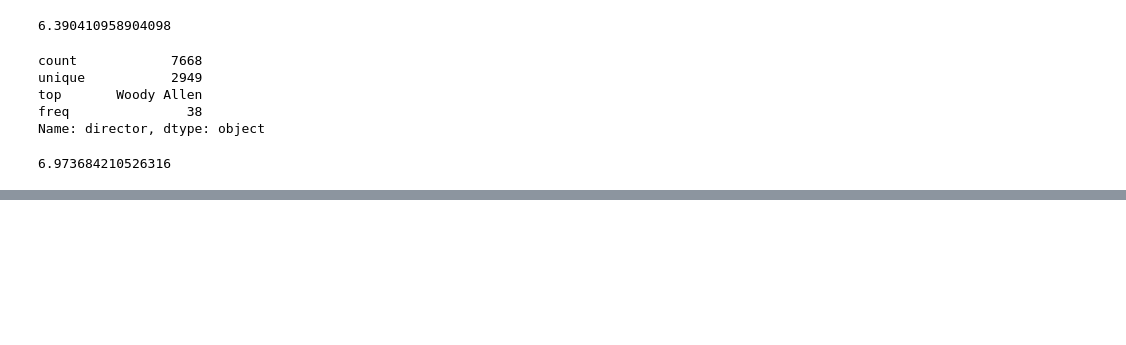
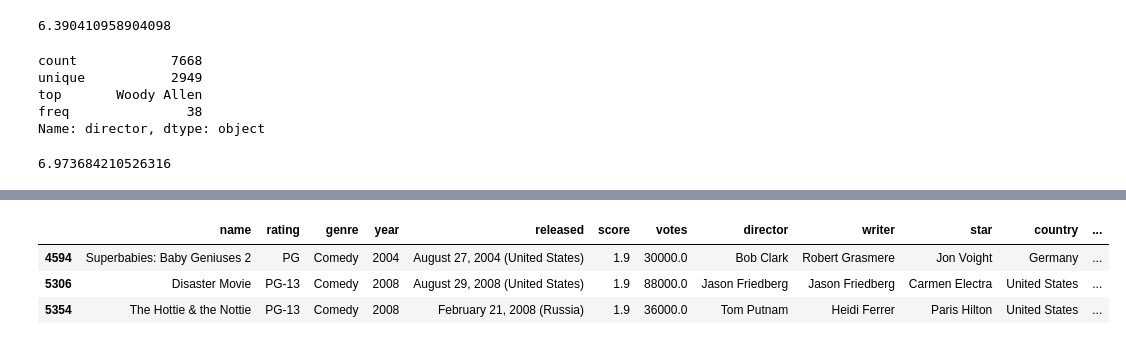
Before and after one commit to Frank-Br/HoBhack, a Jupyter notebook: Hackathon.ipynb, the cells around one changed output, grey strips where cells are left out. Drawn from its saved outputs; the diff is of its cells as text; code cells hidden in the pictures; blank space fills up the shorter version.

```diff
--- a/Hackathon.ipynb
+++ b/Hackathon.ipynb
@@ -38,0 +49,2 @@ df[df['director'] == 'Woody Allen']['score'].mean()
+# %%
+df['profit'] = df['gross'] - df['budget']
@@ -38,0 +150,7 @@ df[df['director'] == 'Woody Allen']['score'].mean()
+# %%
+df.query("score == 1.9")
+# %% [output]
+|  | name | rating | genre | year | released | score | votes | director | writer | star | country | ... |
+| 4594 | Superbabies: Baby Geniuses 2 | PG | Comedy | 2004 | August 27, 2004 (United States) | 1.9 | 30000.0 | Bob Clark | Robert Grasmere | Jon Voight | Germany | ... |
+| 5306 | Disaster Movie | PG-13 | Comedy | 2008 | August 29, 2008 (United States) | 1.9 | 88000.0 | Jason Friedberg | Jason Friedberg | Carmen Electra | United States | ... |
+| 5354 | The Hottie & the Nottie | PG-13 | Comedy | 2008 | February 21, 2008 (Russia) | 1.9 | 36000.0 | Tom Putnam | Heidi Ferrer | Paris Hilton | United States | ... |
```
Also changed, not shown: parts of 15 cells of this notebook.
